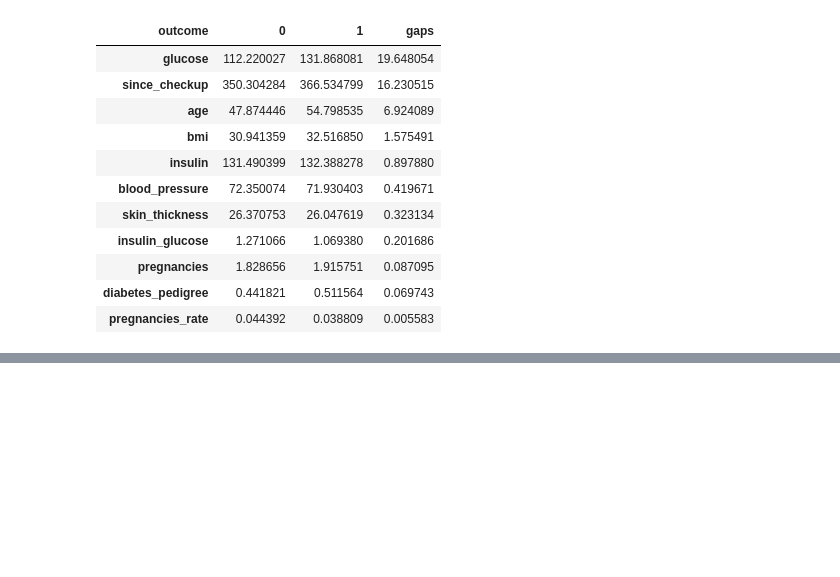
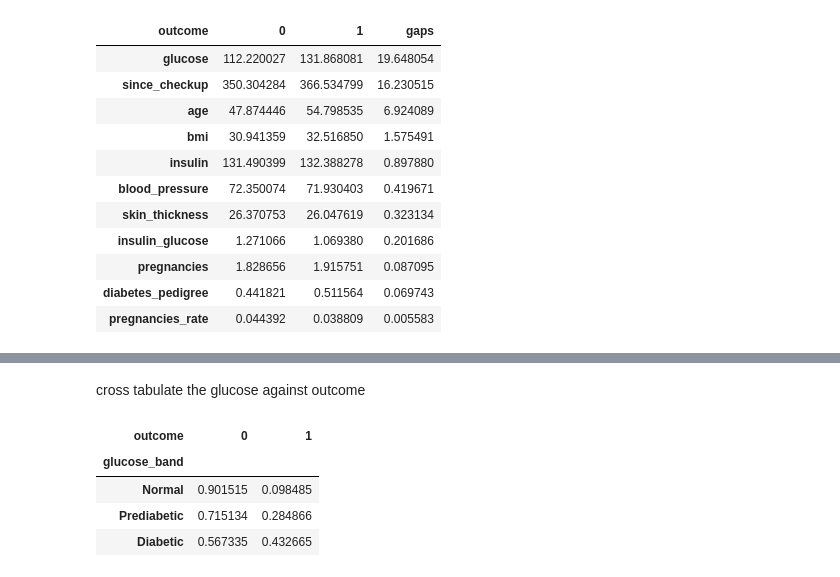
Before and after one commit to muhammedajvadsinan-byte/project1-diabetes, a Jupyter notebook: notebook/ajvad_d2.ipynb, the cells around one changed output, grey strips where cells are left out. Saved outputs shown, nothing was run; the diff lists cells and outputs as text; code cells hidden in the pictures; blank space fills up the shorter version.

```diff
--- a/notebook/ajvad_d2.ipynb
+++ b/notebook/ajvad_d2.ipynb
@@ -310,0 +338,10 @@ group_means.sort_values('gaps', ascending = False)
+# %% [markdown]
+cross tabulate the glucose against outcome
+# %%
+pd.crosstab(df['glucose_band'],df['outcome'],normalize ='index')
+# %% [output]
+| outcome | 0 | 1 |
+| glucose_band |  |  |
+| Normal | 0.901515 | 0.098485 |
+| Prediabetic | 0.715134 | 0.284866 |
+| Diabetic | 0.567335 | 0.432665 |
```
Also changed, not shown: parts of 12 cells of this notebook, 1 other file.
